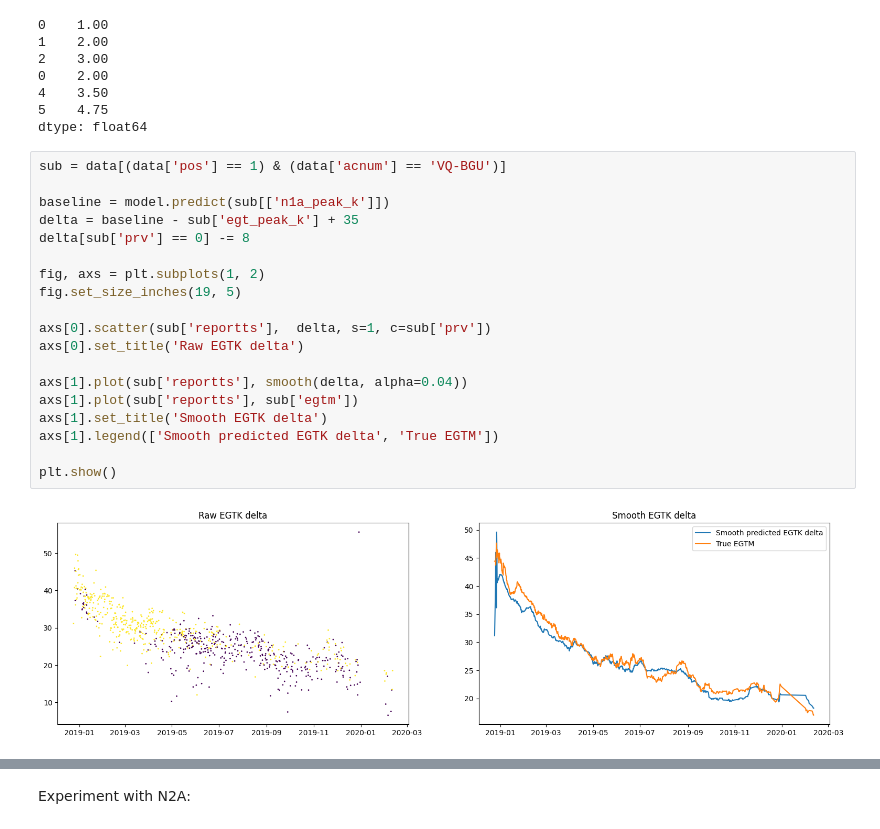
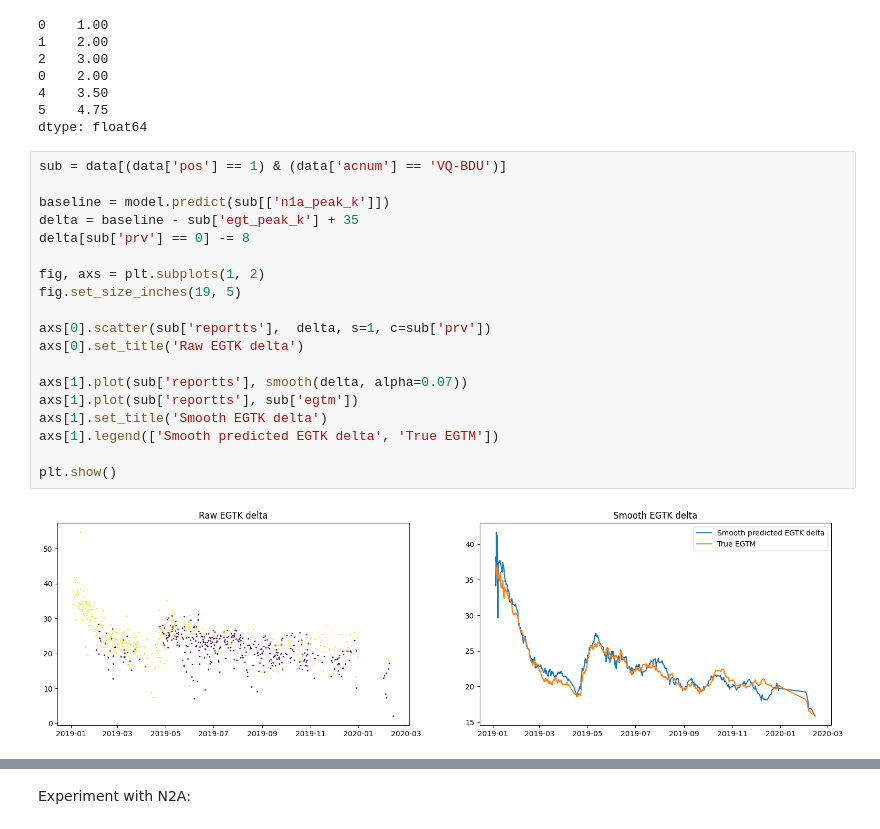
Before and after one commit to skeptlk/ecm, a Jupyter notebook: ex11_deltas.ipynb, the cells around one changed output, grey strips where cells are left out. Saved outputs shown, nothing was run; the diff lists cells and outputs as text.

Commit message:
Deltas visualization

```diff
--- a/ex11_deltas.ipynb
+++ b/ex11_deltas.ipynb
@@ -232,26 +232,26 @@ smooth(pd.Series([1,2,3,4,5,6]), head_size=3)
 5    4.75
 dtype: float64
 # %%
-sub = data[(data['pos'] == 1) & (data['acnum'] == 'VQ-BGU')]
+sub = data[(data['pos'] == 1) & (data['acnum'] == 'VQ-BDU')]
 
 baseline = model.predict(sub[['n1a_peak_k']])
 delta = baseline - sub['egt_peak_k'] + 35
 delta[sub['prv'] == 0] -= 8
 
 fig, axs = plt.subplots(1, 2)
 fig.set_size_inches(19, 5)
 
 axs[0].scatter(sub['reportts'],  delta, s=1, c=sub['prv'])
 axs[0].set_title('Raw EGTK delta')
 
-axs[1].plot(sub['reportts'], smooth(delta, alpha=0.04))
+axs[1].plot(sub['reportts'], smooth(delta, alpha=0.07))
 axs[1].plot(sub['reportts'], sub['egtm'])
 axs[1].set_title('Smooth EGTK delta')
 axs[1].legend(['Smooth predicted EGTK delta', 'True EGTM'])
 
 plt.show()
 # %% [output]
-[figure, old version]
+[figure, new version]
 # %%
 from sklearn.linear_model import LinearRegression
 from sklearn.metrics import r2_score
```
Also changed, not shown: parts of 11 cells of this notebook.
